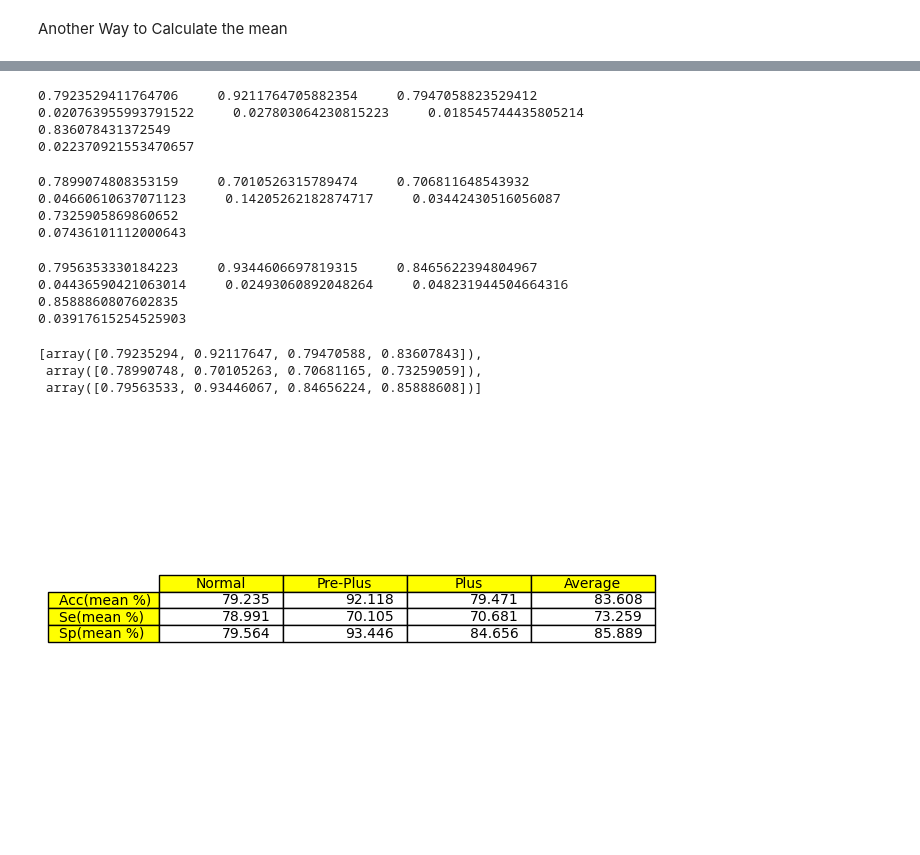
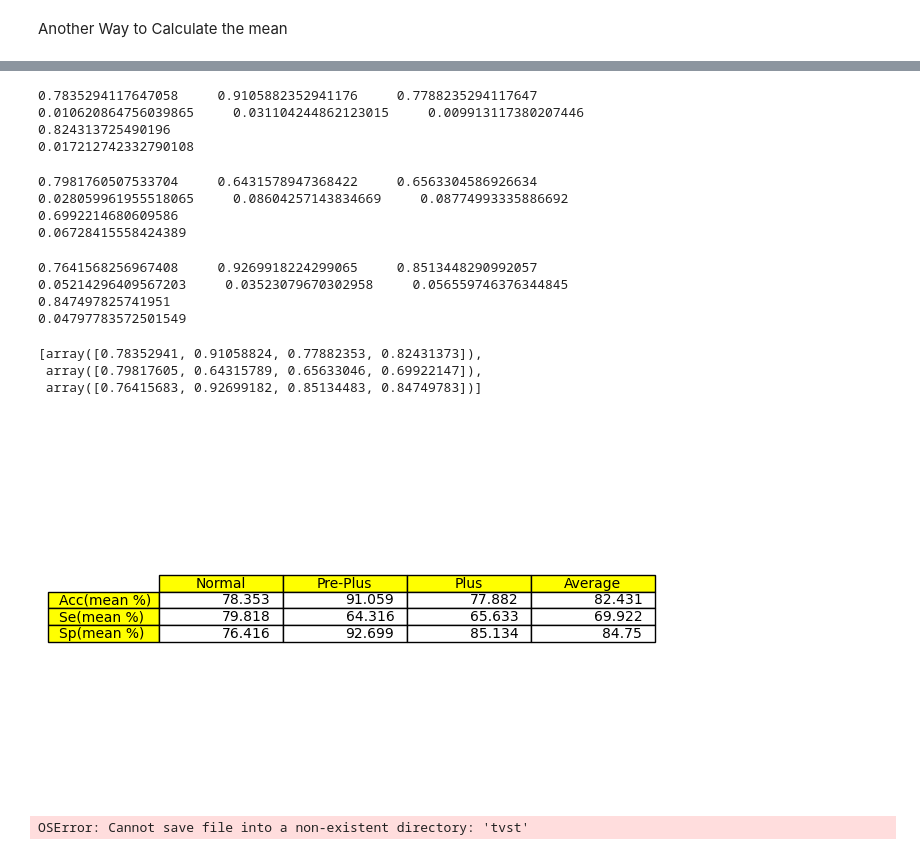
Before and after one commit to geek12b/ROP_LightSpec_Pre-Plus, a Jupyter notebook: TrainingCode/_3output_GetResults.ipynb, the cells around one changed output, grey strips where cells are left out. Saved outputs shown, nothing was run; the diff lists cells and outputs as text; code cells hidden in the pictures.

```diff
--- a/TrainingCode/_3output_GetResults.ipynb
+++ b/TrainingCode/_3output_GetResults.ipynb
@@ -41,7 +41,7 @@ if __name__ == "__main__":
 # %% [output]
 Changed directory to: C:\Users\Developer\MyProjects\ROP_Pre-Plus_LightSpec\ROP_LightSpec_Pre-Plus
 # %%
-csv_dir = Path('Results/OriginalImageWithoutCBAM/RGB/')
+csv_dir = Path('Results/OriginalImageWithoutCBAM/Blue/')
 csv_1 = 'CM1' + '.csv'
 csv_path1 = csv_dir / csv_1
 df_data1 = pd.read_csv(csv_path1)
@@ -379,10 +379,10 @@ print(np.std(accGroup1),'   ',np.std(accGroup2),'   ',np.std(accGroup3),'   ')
 print((np.mean(accGroup1)+np.mean(accGroup2)+np.mean(accGroup3))/len(class_names))
 print((np.std(accGroup1)+np.std(accGroup2)+np.std(accGroup3))/len(class_names))
 # %% [output]
-0.7923529411764706     0.9211764705882354     0.7947058823529412
-0.020763955993791522     0.027803064230815223     0.018545744435805214
-0.836078431372549
-0.022370921553470657
+0.7835294117647058     0.9105882352941176     0.7788235294117647
+0.010620864756039865     0.031104244862123015     0.009913117380207446
+0.824313725490196
+0.017212742332790108
 # %%
 senGroup1 = np.asarray([senCM1[0],senCM2[0],senCM3[0],senCM4[0],senCM5[0]])
 senGroup2 = np.asarray([senCM1[1],senCM2[1],senCM3[1],senCM4[1],senCM5[1]])
@@ -394,10 +394,10 @@ print(np.std(senGroup1),'   ',np.std(senGroup2),'   ',np.std(senGroup3),'   ')
 print((np.mean(senGroup1)+np.mean(senGroup2)+np.mean(senGroup3))/len(class_names))
 print((np.std(senGroup1)+np.std(senGroup2)+np.std(senGroup3))/len(class_names))
 # %% [output]
-0.7899074808353159     0.7010526315789474     0.706811648543932
-0.04660610637071123     0.14205262182874717     0.03442430516056087
-0.7325905869860652
-0.07436101112000643
+0.7981760507533704     0.6431578947368422     0.6563304586926634
+0.028059961955518065     0.08604257143834669     0.08774993335886692
+0.6992214680609586
+0.06728415558424389
 # %%
 speGroup1 = np.asarray([speCM1[0],speCM2[0],speCM3[0],speCM4[0],speCM5[0]])
 speGroup2 = np.asarray([speCM1[1],speCM2[1],speCM3[1],speCM4[1],speCM5[1]])
@@ -409,10 +409,10 @@ print(np.std(speGroup1),'   ',np.std(speGroup2),'   ',np.std(speGroup3),'   ')
 print((np.mean(speGroup1)+np.mean(speGroup2)+np.mean(speGroup3))/len(class_names))
 print((np.std(speGroup1)+np.std(speGroup2)+np.std(speGroup3))/len(class_names))
 # %% [output]
-0.7956353330184223     0.9344606697819315     0.8465622394804967
-0.04436590421063014     0.02493060892048264     0.048231944504664316
-0.8588860807602835
-0.03917615254525903
+0.7641568256967408     0.9269918224299065     0.8513448290992057
+0.05214296409567203     0.03523079670302958     0.056559746376344845
+0.847497825741951
+0.04797783572501549
 # %%
 import pandas as pd
 import matplotlib.pyplot as plt
@@ -441,32 +441,32 @@ data=np.around(np.multiply(data222,100), decimals=3)
 # %%
 data222
 # %% [output]
-[array([0.79235294, 0.92117647, 0.79470588, 0.83607843]),
- array([0.78990748, 0.70105263, 0.70681165, 0.73259059]),
- array([0.79563533, 0.93446067, 0.84656224, 0.85888608])]
+[array([0.78352941, 0.91058824, 0.77882353, 0.82431373]),
+ array([0.79817605, 0.64315789, 0.65633046, 0.69922147]),
+ array([0.76415683, 0.92699182, 0.85134483, 0.84749783])]
 # %%
 fig, ax =plt.subplots(1,1)
 class_names = ['Normal','Pre-Plus','Plus'] # Used for the confusion matrix at the end
 column_labels = class_names + ['Average']
 
 rowLabels=["Acc(mean %)","Se(mean %)","Sp(mean %)"]
 
 df=pd.DataFrame(data,columns=column_labels)
 ax.axis('tight')
 ax.axis('off')
 ax.table(cellText=df.values,
         colLabels=df.columns,
         rowLabels=rowLabels,
         rowColours =["yellow"] * 3,
         colColours =["yellow"] * 5,
         loc="center")
 
 # plt.show()
 # newDir = os.path.join(os.getcwd(),'tvst')
-# with change_dir(newDir):
-plt.savefig('Table.png',bbox_inches='tight',dpi = 150)
-df= df.rename(index= {0: rowLabels[0], 1: rowLabels[1], 2: rowLabels[2]})
-df.to_csv('Table.csv', index= True)
+with change_dir(csv_dir):
+    plt.savefig('Table.png',bbox_inches='tight',dpi = 150)
+    df= df.rename(index= {0: rowLabels[0], 1: rowLabels[1], 2: rowLabels[2]})
+    df.to_csv('Table.csv', index= True)
 # %% [output]
-[figure, old version]
+[figure, new version]
 # %%
@@ -474,3 +474,5 @@ CmSaveTotal = cm11+cm22+cm33+cm44+cm55
 # %%
-df_CmSaveTotal=pd.DataFrame(CmSaveTotal)
-df_CmSaveTotal.to_csv('tvst/df_CmSaveTotal.csv')
+# df_CmSaveTotal=pd.DataFrame(CmSaveTotal)
+# df_CmSaveTotal.to_csv('tvst/df_CmSaveTotal.csv')
+# %% [output]
+OSError: Cannot save file into a non-existent directory: 'tvst'
```
Also changed, not shown: parts of 13 cells of this notebook.
